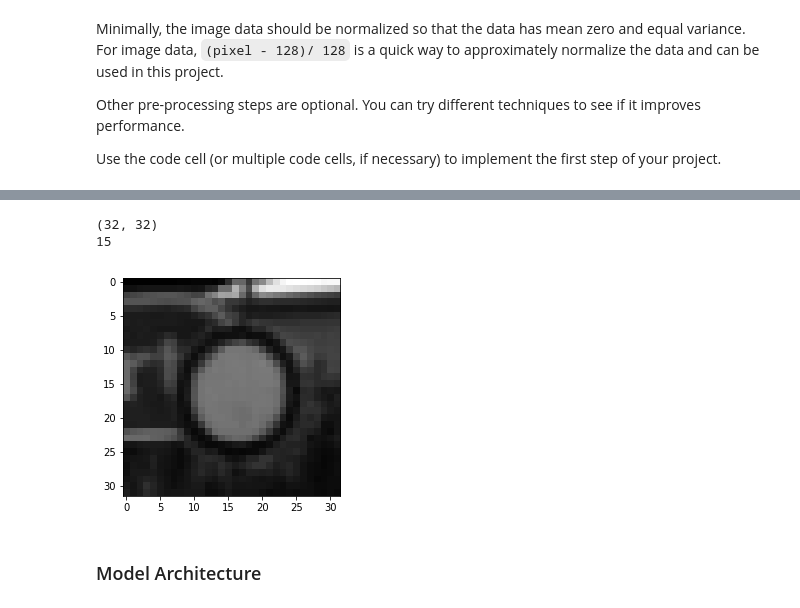
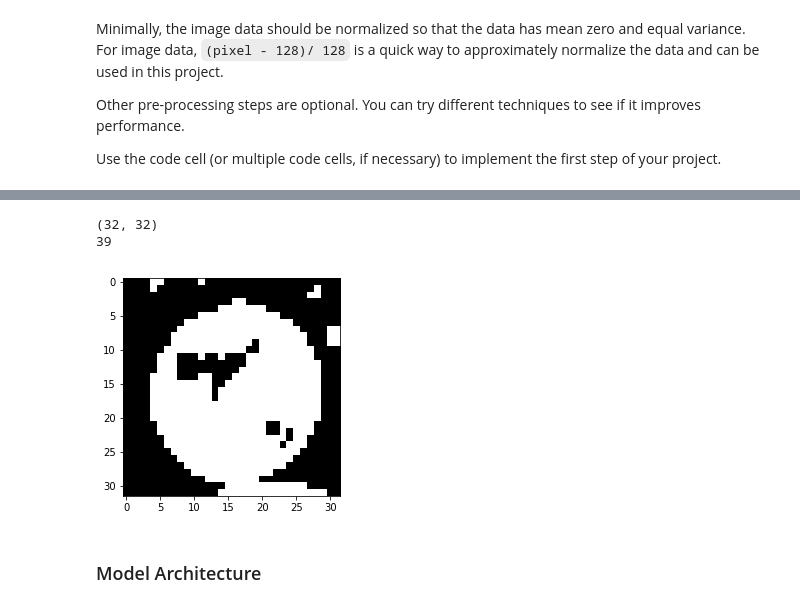
Before and after one commit to fadida/CarND-Traffic-Sign-Classifier-Project, a Jupyter notebook: Traffic_Sign_Classifier.ipynb, the cells around one changed output, grey strips where cells are left out. Drawn from its saved outputs; the diff is of its cells as text; code cells hidden in the pictures.

```diff
--- a/Traffic_Sign_Classifier.ipynb
+++ b/Traffic_Sign_Classifier.ipynb
@@ -174,26 +219,9 @@ for class_idx in range(0, n_classes):
 # %%
-import numpy as np
-from skimage import color
-import cv2
-
-def normalize_set(data_set):
-    """
-    Normalize the `data_set` images to have zero mean
-    and equal variance.
-    """
-    return (data_set - 128) / 128
-
-def average_pixles(data_set):
-    """
-    Average all image pixels in `data_set`
-    """
-    return np.expand_dims(np.average(data_set, axis=3), axis=3)
-
 def process_set(data_set):
     for idx in range(len(data_set)):
         data_set[idx] = cv2.cvtColor(data_set[idx], cv2.COLOR_RGB2YUV)
-       # data_set[idx, :, :, 2] = cv2.equalizeHist(data_set[idx, :, :, 2].squeeze())
-        data_set[idx, :, :, 2] = (data_set[idx, :, :, 2] - 128) / 128
+        data_set[idx, :, :, 0] = cv2.equalizeHist(data_set[idx, :, :, 0])
+        data_set[idx] = (data_set[idx] - 128) / 128
     return data_set
 # %%
 # Run all over all sets
@@ -204,14 +232,14 @@ X_test = process_set(X_test)
 # %%
 # Show random image from training set
 rand_idx = random.randrange(0, n_train)
 plt.figure()
 print(X_train[rand_idx,:,:,0].squeeze().shape)
-plt.imshow(X_train[rand_idx,:,:,0].squeeze(), cmap='gray')
+plt.imshow((X_train[rand_idx,:,:,0].squeeze() * 128) + 128, cmap='gray')
 print(y_train[rand_idx])
 # %% [output]
 (32, 32)
-15
+39
-[figure, old version]
+[figure, new version]
 # %% [markdown]
 ### Model Architecture
 # %%
```
Also changed, not shown: parts of 4 cells of this notebook.
